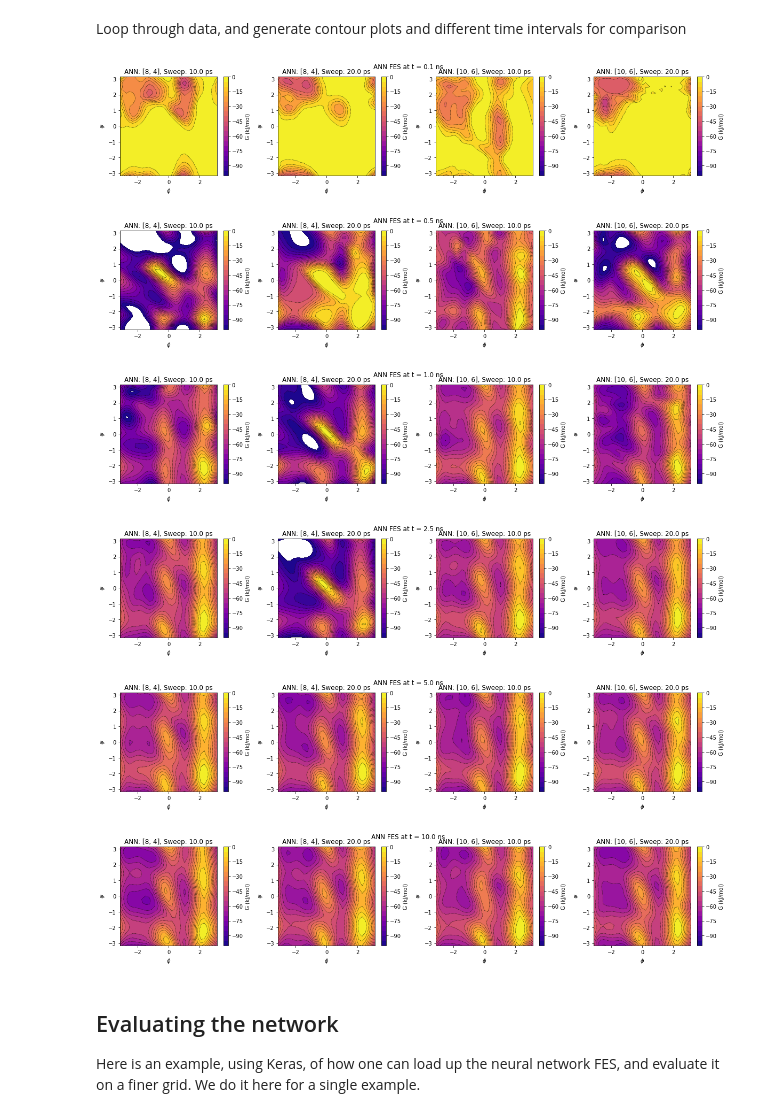
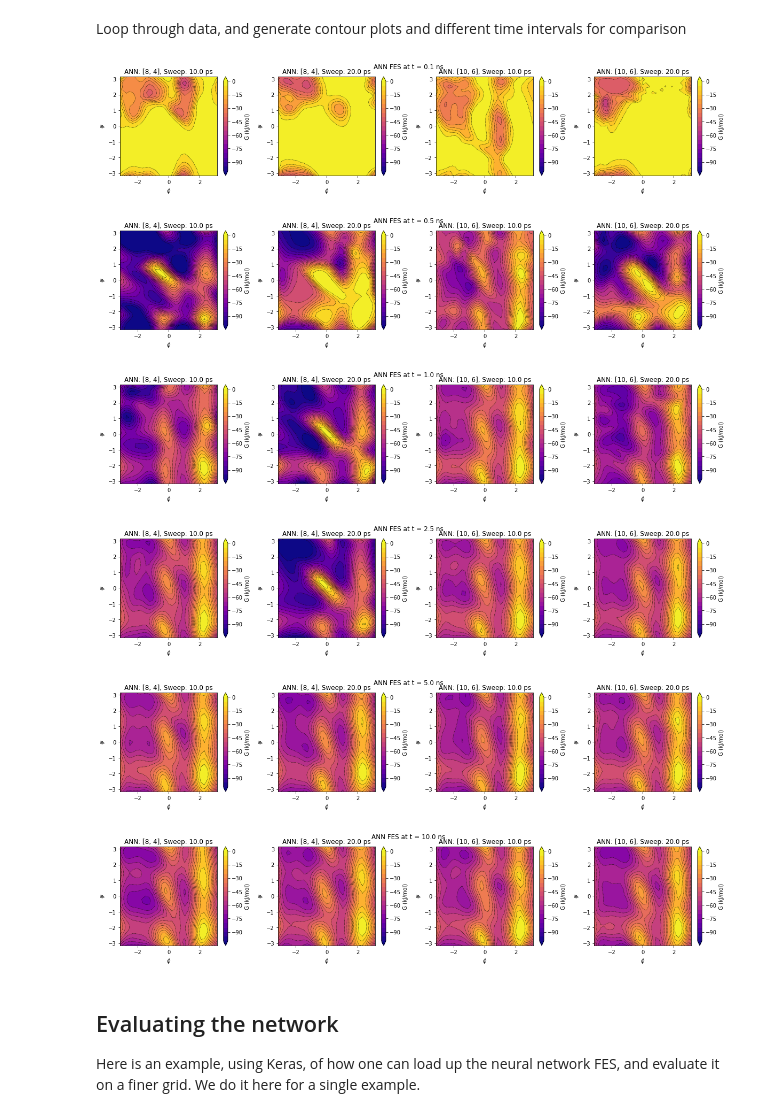
Before and after one commit to hsidky/ann_sampling, a Jupyter notebook: alanine_dipeptide/ann/ann_plot_data.ipynb, the cells around one changed output. Saved outputs shown, nothing was run; the diff lists cells and outputs as text; code cells hidden in the pictures.

Commit message:
Fixed figure clipping and typo.

```diff
--- a/alanine_dipeptide/ann/ann_plot_data.ipynb
+++ b/alanine_dipeptide/ann/ann_plot_data.ipynb
@@ -29,40 +29,40 @@ for t in times:
     fig = plt.figure(figsize=(20,3.4))
     fig.suptitle("ANN FES at t = {} ns".format(t/1000.))
     i = 0
     for d in data:
         ax = fig.add_subplot(1, m, i+1)
         fig.subplots_adjust(wspace=0.3)
         folder, arch, sweep = d
         frame = int(t/(sweep*dt))
 
         # Load data and reshape into grid.
         X = np.loadtxt("{}/ann.dat{}".format(folder, frame))
         xg = np.reshape(X[:,0], (31, 31))
         yg = np.reshape(X[:,1], (31, 31))
         zg = np.reshape(-X[:,3], (31, 31))
         zg = zg - np.max(zg)
 
         # PLot data.
         plt.title("ANN: [{}, {}], Sweep: {} ps".format(arch[0], arch[1], sweep*dt))
         plt.contour(xg, yg, zg, v, linewidths=0.5, colors="k")
-        plt.contourf(xg, yg, zg, v, cmap=plt.cm.plasma)
+        plt.contourf(xg, yg, zg, v, cmap=plt.cm.plasma, extend="both")
         cb = plt.colorbar()
         cb.set_label("G (kJ/mol)")
         plt.xlabel("$\phi$")
         plt.ylabel("$\psi$")
         plt.xlim((-np.pi, np.pi))
         plt.ylim((-np.pi, np.pi))
 
         i += 1
 
     plt.savefig("ann_{:.1f}ns.png".format(t/1000.))
 # %% [output]
-[figure, old version]
+[figure, new version]
-[figure, old version]
+[figure, new version]
-[figure, old version]
+[figure, new version]
-[figure, old version]
+[figure, new version]
-[figure, old version]
+[figure, new version]
-[figure, old version]
+[figure, new version]
 # %% [markdown]
 ## Evaluating the network
 Here is an example, using Keras, of how one can load up the neural network FES, and evaluate it on a finer grid. We do it here for a single example.
```
Also changed, not shown: 8 other files.
